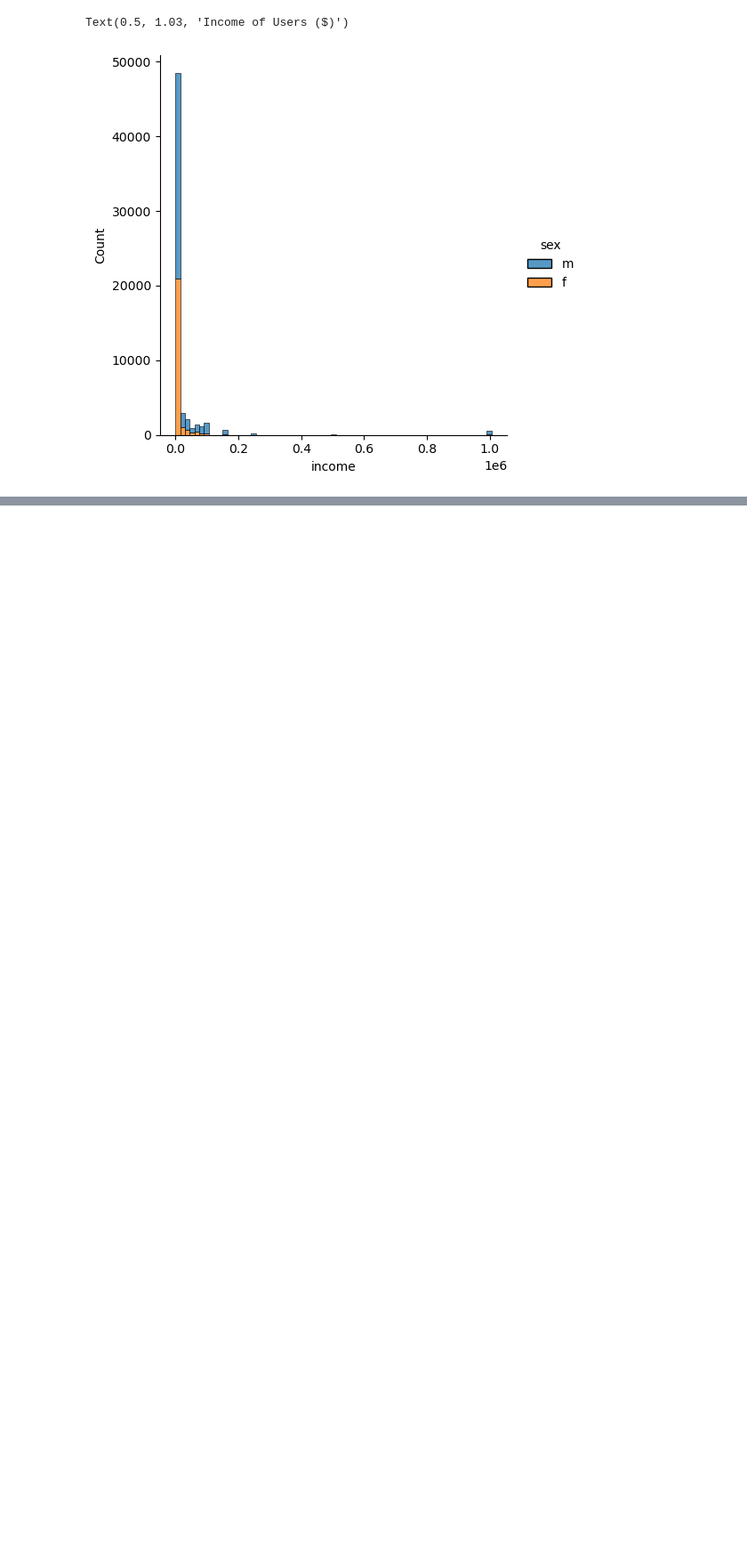
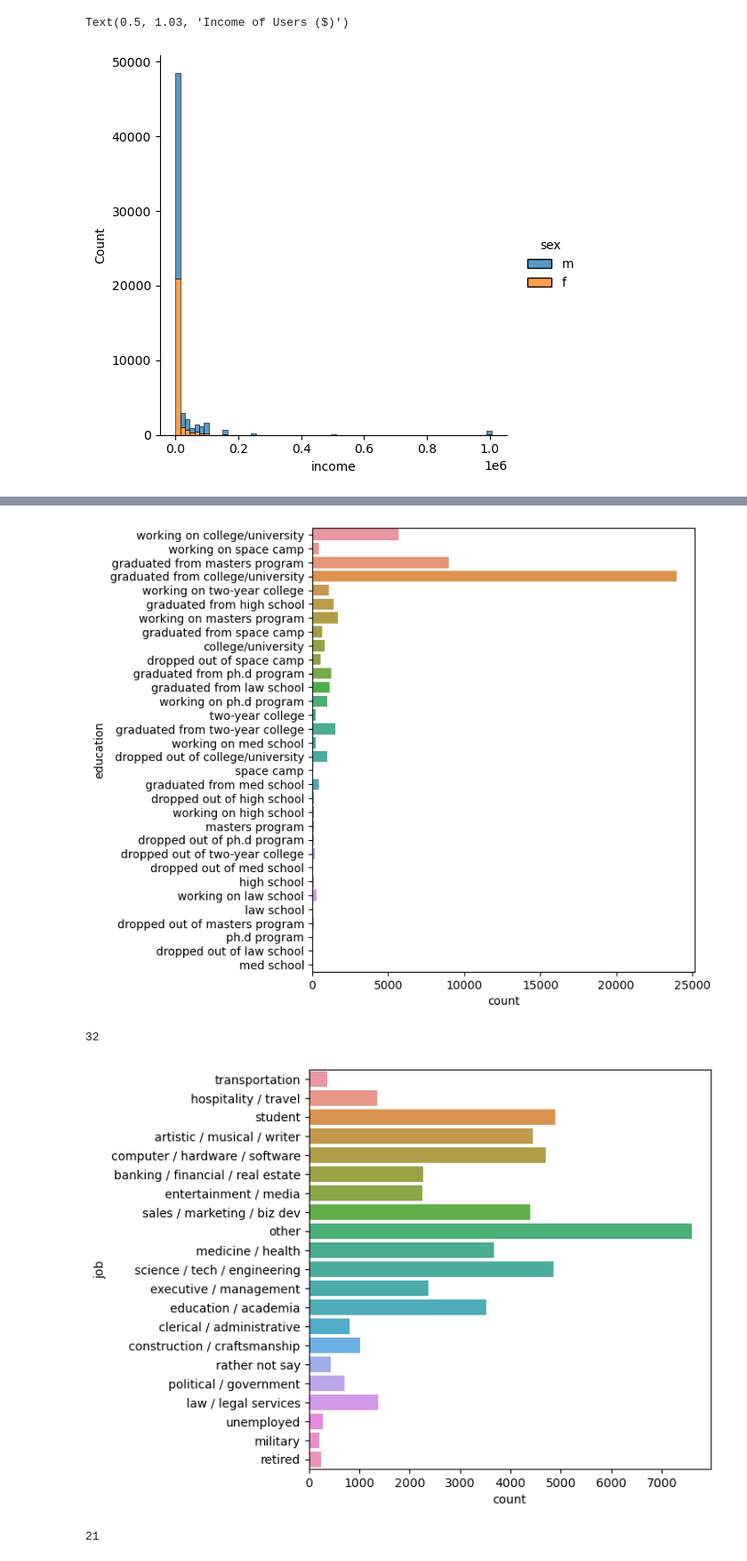
Before and after one commit to StephPad11/OKCupid-Project, a Jupyter notebook: date-a-scientist.ipynb, the cells around one changed output, grey strips where cells are left out. Shown at 89% size. Drawn from its saved outputs; the diff is of its cells as text; code cells hidden in the pictures; blank space fills up the shorter version.

Commit message:
Update date-a-scientist.ipynb
Began dissecting categorical features to hopefully find the best or most interesting to further explore

```diff
--- a/date-a-scientist.ipynb
+++ b/date-a-scientist.ipynb
@@ -219,0 +263,25 @@ Text(0.5, 1.03, 'Income of Users ($)')
+# %%
+# Next is education.
+# There are 32 unique options for education inputs including whimiscal options
+# like space camp.  This feature doesn't seem to be full of serious responses
+# perhaps reframing the second question in the scope to be employment based and
+# not education based is a better avenue to explore.
+
+plt.figure(figsize = (6,7))
+sns.countplot(data = profiles, y ='education')
+plt.show()
+
+print(profiles.education.nunique())
+
+sns.countplot(data=profiles, y="job")
+plt.show()
+
+print(profiles.job.nunique())
+
+# There are 21 unique job obtions and if the same space camp graduates are finding
+# their whimsy here it appears those choices are consolidated in an "other" category
+# %% [output]
+[figure, added]
+32
+[figure, added]
+21
```
Also changed, not shown: parts of 4 cells of this notebook.
